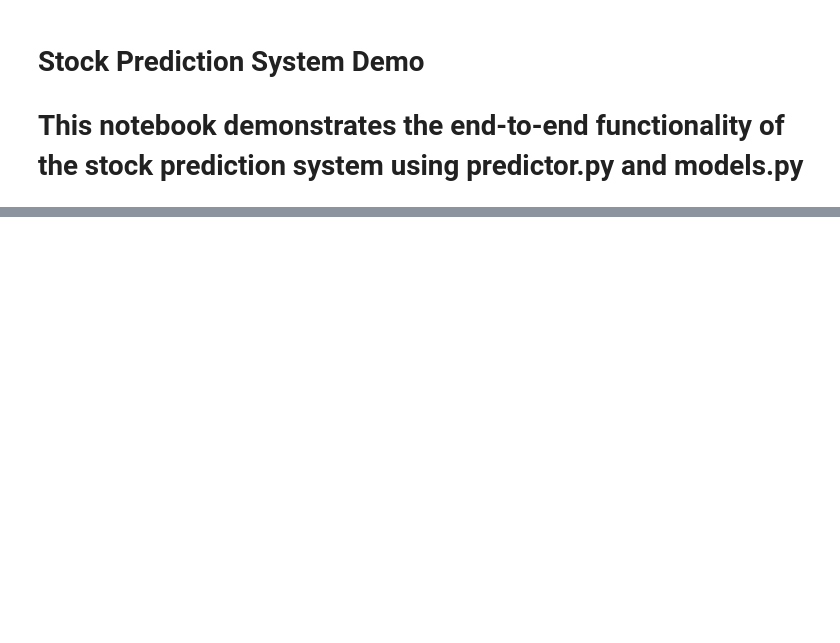
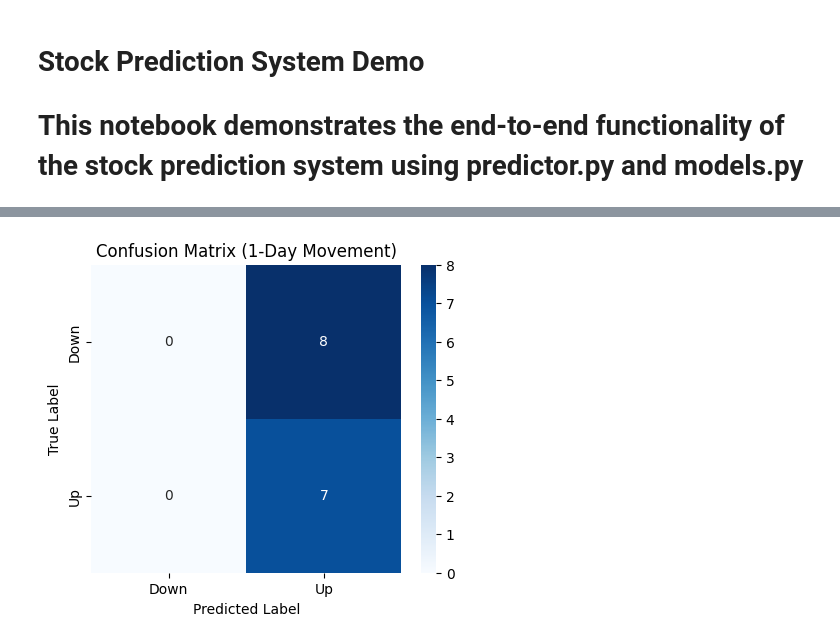
Before and after one commit to Jamie1377/STA410, a Jupyter notebook: stock_prediction/docs/showcase.ipynb, the cells around one changed output, grey strips where cells are left out. Cells and saved outputs as stored; diff of their text form; code cells hidden in the pictures; blank space fills up the shorter version.

```diff
--- a/stock_prediction/docs/showcase.ipynb
+++ b/stock_prediction/docs/showcase.ipynb
@@ -461 +468,22 @@ Shapiro-Wilk Test: W=0.9255, p-value=0.4050
 Residuals appear to be normally distributed (Fail to reject H0).
+# %%
+# y_true_before_backtest = predictor.data[raw_backtest.columns].iloc[-horizon-1].values # Get the last row of the data before backtest
+
+# y_pred_first_backtest = raw_backtest.iloc[-horizon].values # Get the first row of the forecast data of original backtest
+# y_true_first_backtest = predictor.data[raw_backtest.columns].iloc[-horizon].values
+
+# y_pred_last_backtest = raw_backtest.iloc[-1].values # Get the first row of the forecast data of original backtest
+# y_true_last_backtest = predictor.data[raw_backtest.columns].iloc[-1].values
+
+
+
+# # Compute Up (1) or Down (0) movement of ALL Features
+# y_true_1d = (y_true_before_backtest > y_true_first_backtest).astype(int)  # 1-day movement
+# y_pred_1d = (y_true_before_backtest > y_pred_first_backtest ).astype(int)
+# y_true_horizon = (y_true_before_backtest > y_true_last_backtest).astype(int)
+# y_pred_horizon = (y_true_before_backtest > y_pred_last_backtest).astype(int)
+
+
+
+y_true = np.sign(predictor.data[raw_backtest.columns].iloc[-horizon-1:].Close.diff().dropna())  # Convert to Up/Down movement
+y_pred = np.sign(raw_backtest.iloc[-horizon-1:].Close.diff().dropna())  # Convert predictions to Up/Down
@@ -461,0 +493,22 @@ Residuals appear to be normally distributed (Fail to reject H0).
+# %%
+from sklearn.metrics import confusion_matrix
+import seaborn as sns
+import matplotlib.pyplot as plt
+
+def plot_confusion_matrix(y_true, y_pred, title="Confusion Matrix"):
+    cm = confusion_matrix(y_true, y_pred)
+
+    plt.figure(figsize=(5,4))
+    sns.heatmap(cm, annot=True, fmt='d', cmap="Blues", xticklabels=["Down", "Up"], yticklabels=["Down", "Up"])
+    plt.xlabel("Predicted Label")
+    plt.ylabel("True Label")
+    plt.title(title)
+    plt.show()
+
+# Plot for 1-Day Movement
+plot_confusion_matrix(y_true, y_pred, "Confusion Matrix (1-Day Movement)")
+
+# Plot for Horizon Days Movement
+# plot_confusion_matrix(y_true_horizon, y_pred_horizon, f"Confusion Matrix ({horizon}-Day Movement)")
+# %% [output]
+[figure, added]
```
Also changed, not shown: parts of 11 cells of this notebook, 9 other files.
